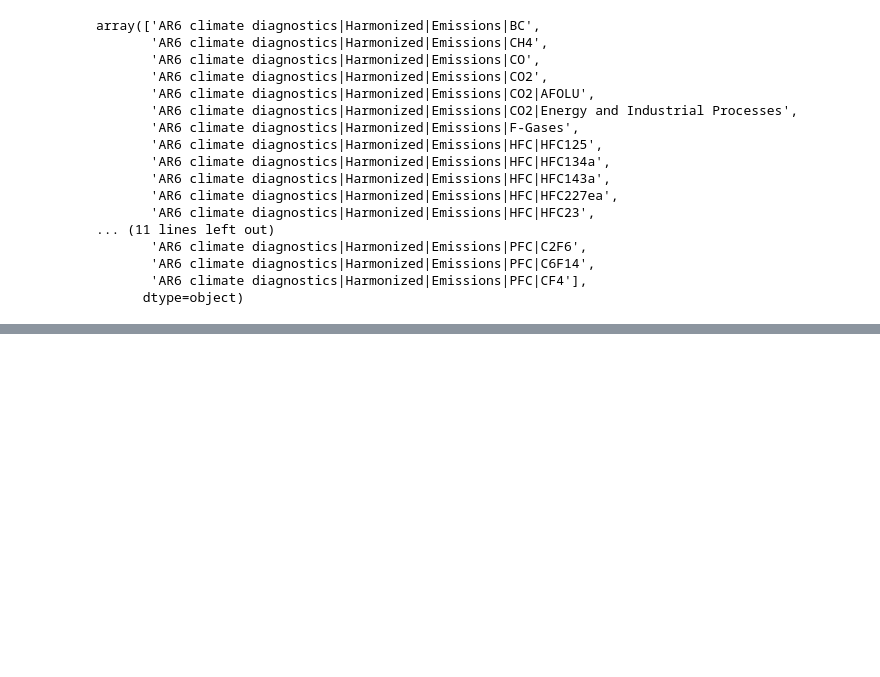
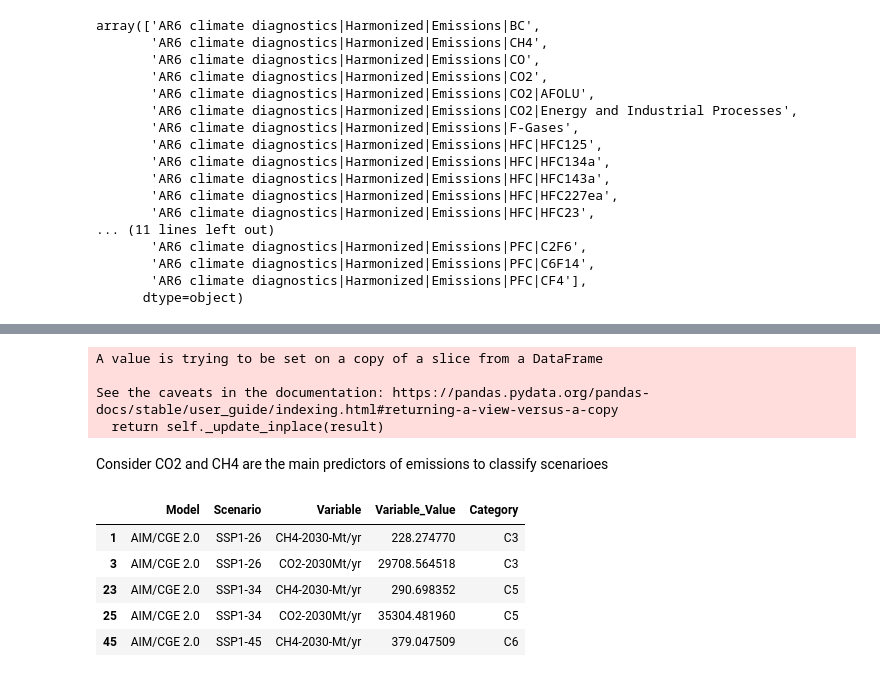
Before and after one commit to muadelm/IPCC_Scenarios, a Jupyter notebook: Classification_of_scenarioes_June2023/Classification_of_scenarioes.ipynb, the cells around one changed output, grey strips where cells are left out. Saved outputs shown, nothing was run; the diff lists cells and outputs as text; code cells hidden in the pictures; blank space fills up the shorter version.

```diff
--- a/Classification_of_scenarioes_June2023/Classification_of_scenarioes.ipynb
+++ b/Classification_of_scenarioes_June2023/Classification_of_scenarioes.ipynb
@@ -176,0 +191,21 @@ df_f
+# %%
+df_f['Variable'].replace({"AR6 climate diagnostics|Harmonized|Emissions|CH4":'CH4-Mt/yr', "AR6 climate diagnostics|Harmonized|Emissions|CO2": 'CO2-Mt/yr'}, inplace=True)
+# %% [output]
+A value is trying to be set on a copy of a slice from a DataFrame
+
+See the caveats in the documentation: https://pandas.pydata.org/pandas-docs/stable/user_guide/indexing.html#returning-a-view-versus-a-copy
+  return self._update_inplace(result)
+# %% [markdown]
+Consider CO2 and CH4 are the main predictors of emissions to classify scenarioes
+# %%
+## make the data as columns, 2030, 2040, 2050
+df2030 = df_f[df_f['Year']=='2030'].replace({'CH4-Mt/yr':'CH4-2030-Mt/yr', 'CO2-Mt/yr':'CO2-2030Mt/yr'})
+df2030 = df2030[['Model','Scenario','Variable','Variable_Value','Category']]
+df2030.head()
+# %% [output]
+|  | Model | Scenario | Variable | Variable_Value | Category |
+| 1 | AIM/CGE 2.0 | SSP1-26 | CH4-2030-Mt/yr | 228.274770 | C3 |
+| 3 | AIM/CGE 2.0 | SSP1-26 | CO2-2030Mt/yr | 29708.564518 | C3 |
+| 23 | AIM/CGE 2.0 | SSP1-34 | CH4-2030-Mt/yr | 290.698352 | C5 |
+| 25 | AIM/CGE 2.0 | SSP1-34 | CO2-2030Mt/yr | 35304.481960 | C5 |
+| 45 | AIM/CGE 2.0 | SSP1-45 | CH4-2030-Mt/yr | 379.047509 | C6 |
```
Also changed, not shown: parts of 15 cells of this notebook.
